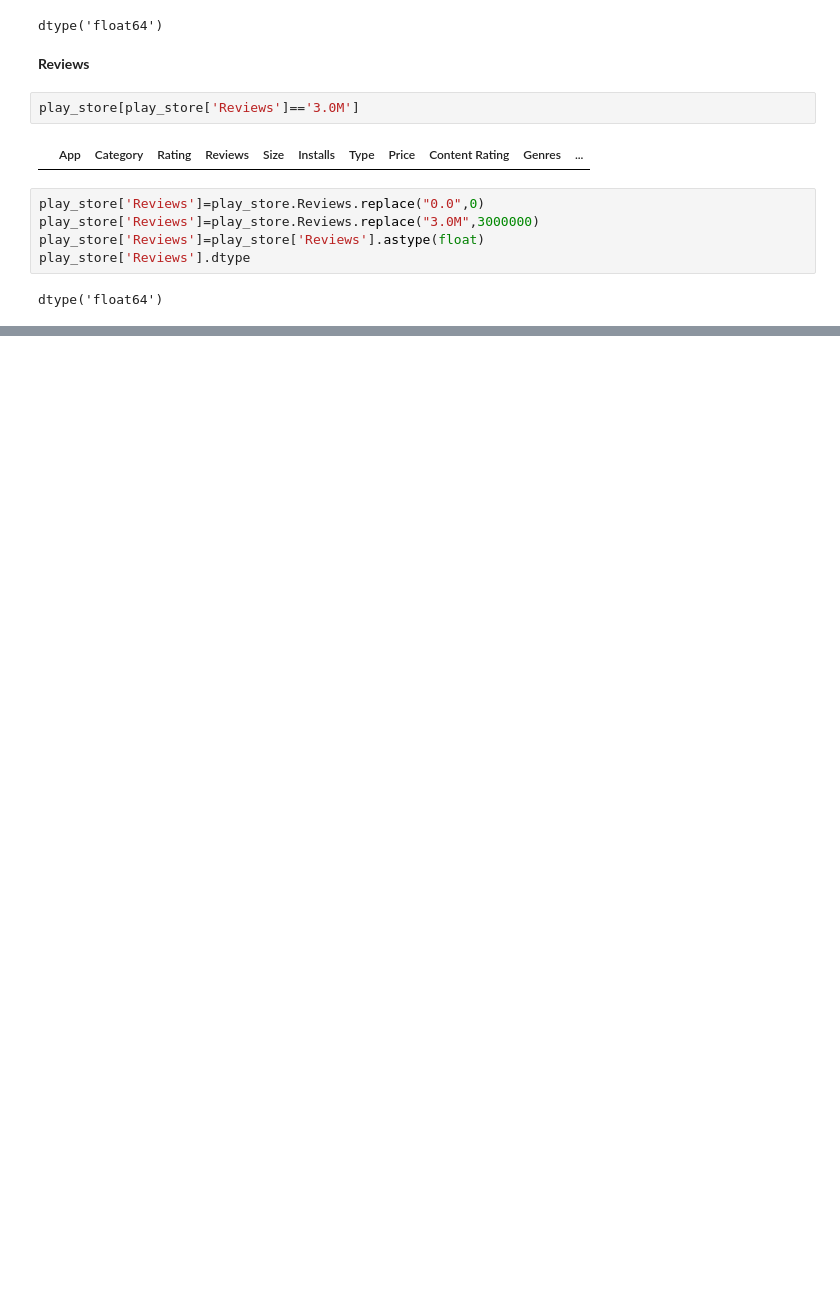
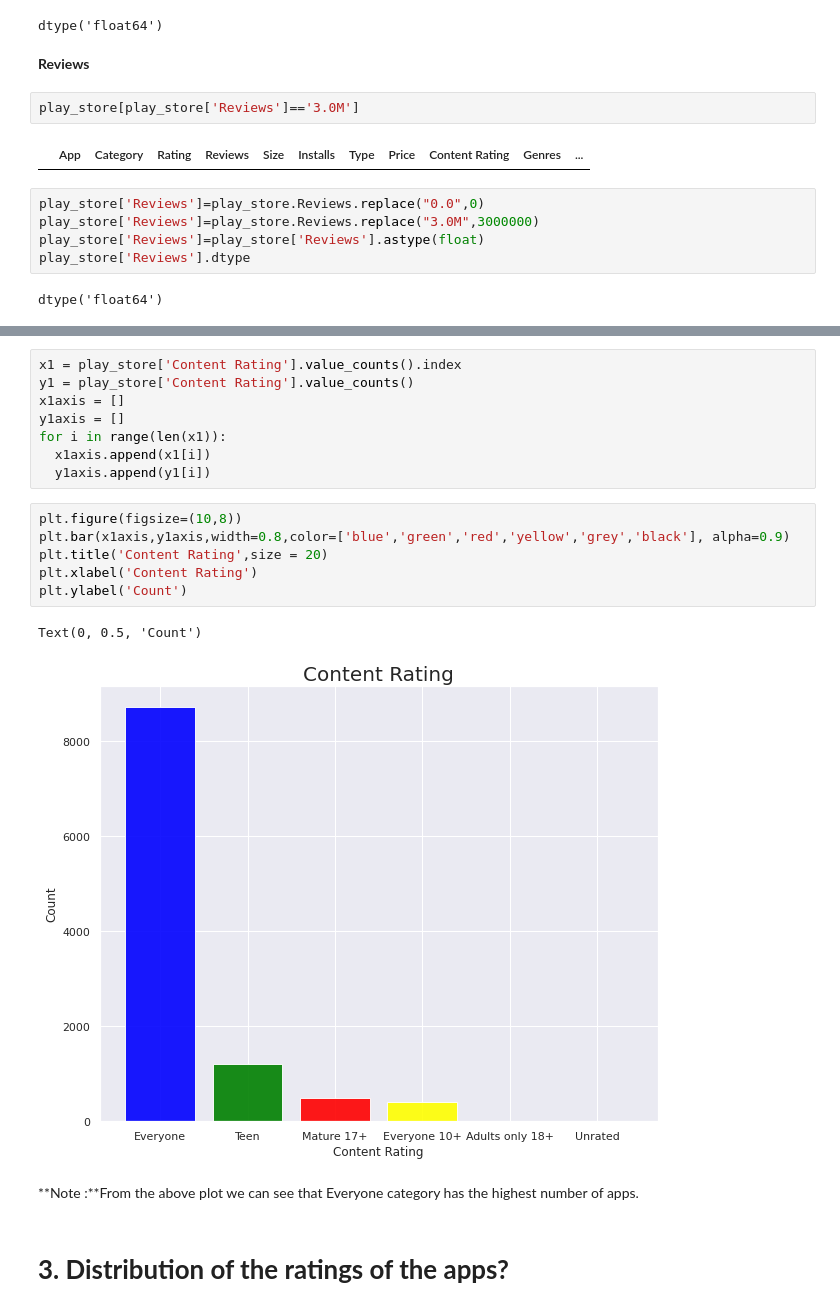
Before and after one commit to sanjaymkr/Google_Play_Store_Data_Analysis, a Jupyter notebook: Sanjay_Kumar_Google_Play_Store_Review.ipynb, the cells around one changed output, grey strips where cells are left out. Saved outputs shown, nothing was run; the diff lists cells and outputs as text; blank space fills up the shorter version.

```diff
--- a/Sanjay_Kumar_Google_Play_Store_Review.ipynb
+++ b/Sanjay_Kumar_Google_Play_Store_Review.ipynb
@@ -599,0 +703,21 @@ dtype('float64')
+# %%
+x1 = play_store['Content Rating'].value_counts().index
+y1 = play_store['Content Rating'].value_counts()
+x1axis = []
+y1axis = []
+for i in range(len(x1)):
+  x1axis.append(x1[i])
+  y1axis.append(y1[i])
+# %%
+plt.figure(figsize=(10,8))
+plt.bar(x1axis,y1axis,width=0.8,color=['blue','green','red','yellow','grey','black'], alpha=0.9)
+plt.title('Content Rating',size = 20)
+plt.xlabel('Content Rating')
+plt.ylabel('Count')
+# %% [output]
+Text(0, 0.5, 'Count')
+[figure, added]
+# %% [markdown]
+**Note :**From the above plot we can see that Everyone category has the highest number of apps.
+# %% [markdown]
+# **3. Distribution of the ratings of the apps?**
```
Also changed, not shown: parts of 18 cells of this notebook.
